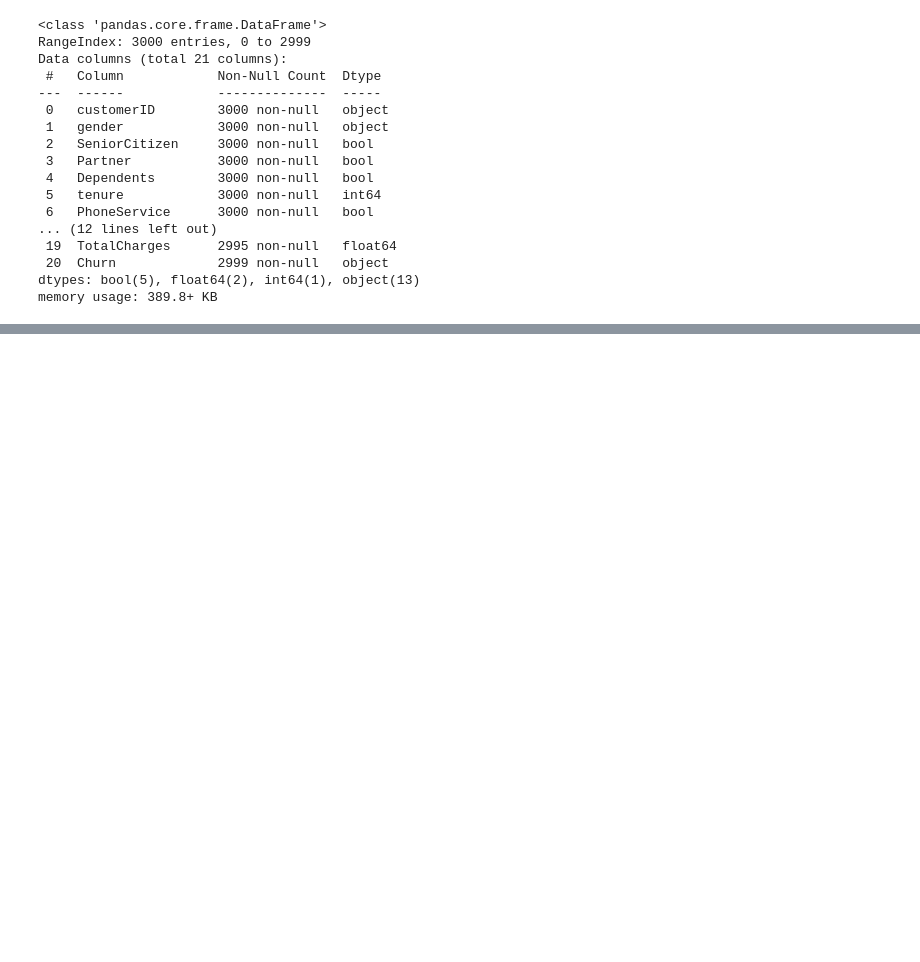
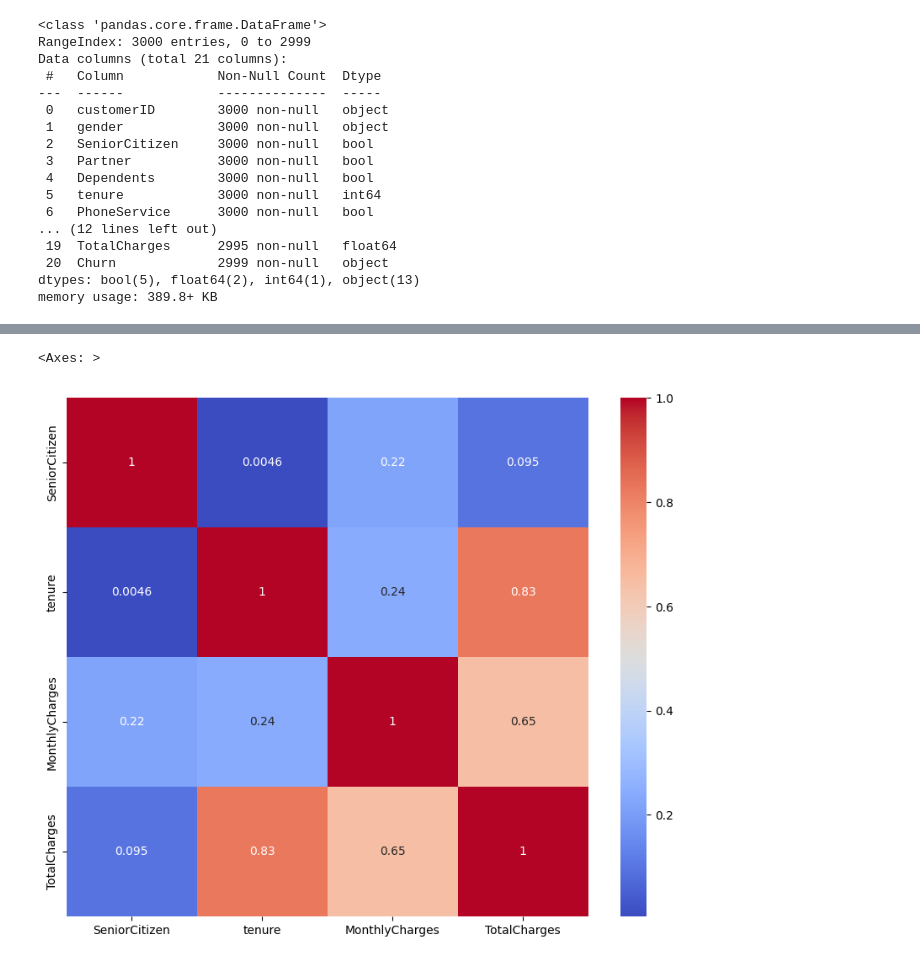
Before and after one commit to brimends/Vodafone_Customer_Churn, a Jupyter notebook: notebook.ipynb, the cells around one changed output, grey strips where cells are left out. Drawn from its saved outputs; the diff is of its cells as text; code cells hidden in the pictures; blank space fills up the shorter version.

```diff
--- a/notebook.ipynb
+++ b/notebook.ipynb
@@ -65,0 +401,3 @@ memory usage: 389.8+ KB
+# %%
+correlation=voda_df.corr(numeric_only=True)
+correlation
@@ -65,0 +410,6 @@ memory usage: 389.8+ KB
+# %%
+plt.figure(figsize=(10,8))
+sns.heatmap(data=correlation,annot=True,cmap='coolwarm')
+# %% [output]
+<Axes: >
+[figure, added]
```
Also changed, not shown: parts of 63 cells of this notebook, 1 other file.
